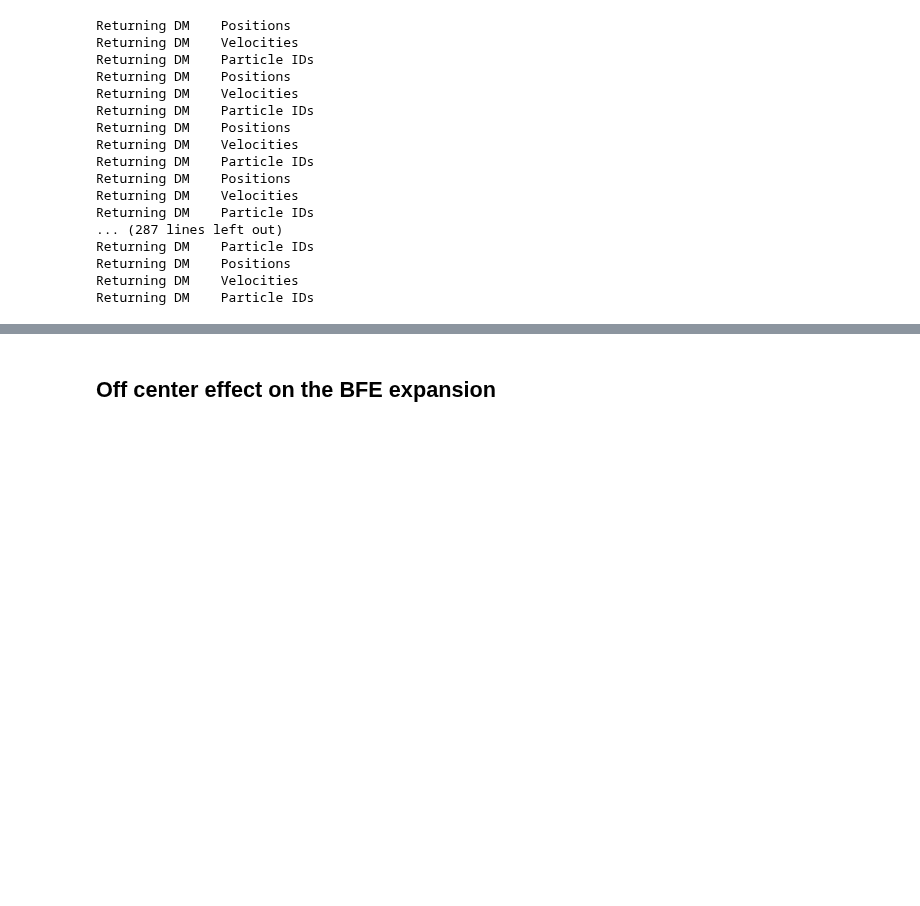
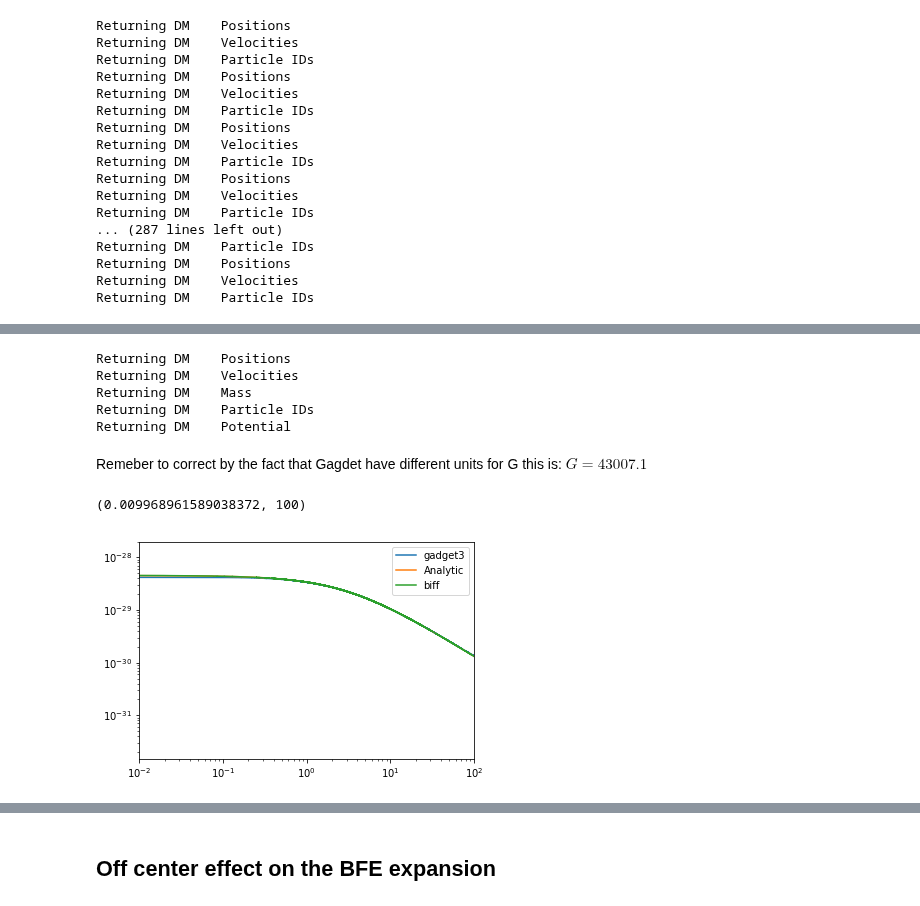
Before and after one commit to jngaravitoc/LMC-MW, a Jupyter notebook: code/SCF/high_order_terms.ipynb, the cells around one changed output, grey strips where cells are left out. Drawn from its saved outputs; the diff is of its cells as text; code cells hidden in the pictures; blank space fills up the shorter version.

```diff
--- a/code/SCF/high_order_terms.ipynb
+++ b/code/SCF/high_order_terms.ipynb
@@ -34,0 +106,13 @@ plot(rcm_LMC)
+# %%
+# Fisrt snapshot properties!
+pos_LMC = readsnap('../../data/ICs/LMC/LMC6_20M_vir_000', 'pos', 'dm')
+vel_LMC = readsnap('../../data/ICs/LMC/LMC6_20M_vir_000', 'vel', 'dm')
+mass_LMC = readsnap('../../data/ICs/LMC/LMC6_20M_vir_000', 'mass', 'dm')
+pid_LMC = readsnap('../../data/ICs/LMC/LMC6_20M_vir_000', 'pid', 'dm')
+pot_LMC = readsnap('../../data/ICs/LMC/LMC6_20M_vir_000', 'pot', 'dm')
+# %% [output]
+Returning DM    Positions
+Returning DM    Velocities
+Returning DM    Mass
+Returning DM    Particle IDs
+Returning DM    Potential
@@ -34,0 +122,27 @@ plot(rcm_LMC)
+# %% [markdown]
+Remeber to correct by the fact that Gagdet have different units for G
+this is:
+$G=43007.1$
+# %%
+G_c = constants.G
+G_c = G_c.to(u.kiloparsec**3 / (u.s**2 * u.Msun)) #
+pot_factor = G_c/43007.1 *1E10
+# %%
+r_lmc, pot_nb_lmc = n_body_potential(pos_LMC, pot_LMC)
+# %%
+# Analytic potential
+pot_an_lmc = octopus.pot_hernquist(3, r_lmc, 3E10)
+# Biff potential
+pot_biff_LMC = biff.potential(pos_LMC.astype(double), S0, T0, G=G_c.value, M=1, r_s=3)
+# %%
+r = np.sqrt(pos_LMC[:,0]**2 + pos_LMC[:,1]**2 + pos_LMC[:,2]**2)
+indexes = argsort(r)
+# %%
+loglog(r_lmc, np.abs(pot_nb_lmc)*pot_factor, label='gadget3')
+loglog(r_lmc, np.abs(pot_an_lmc), label='Analytic')
+loglog(r[indexes], np.abs(pot_biff_LMC[indexes]), label='biff')
+legend()
+xlim(0, 100)
+# %% [output]
+(0.009968961589038372, 100)
+[figure, added]
```
Also changed, not shown: parts of 39 cells of this notebook.
